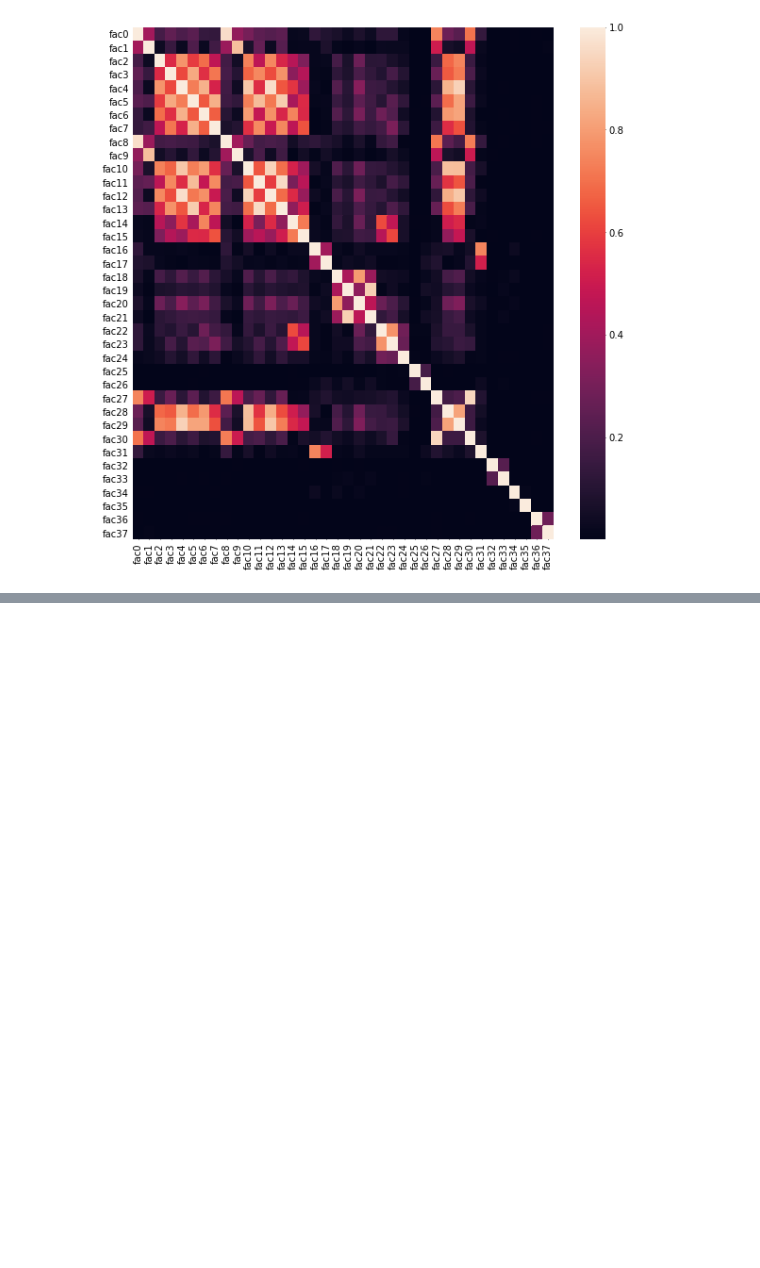
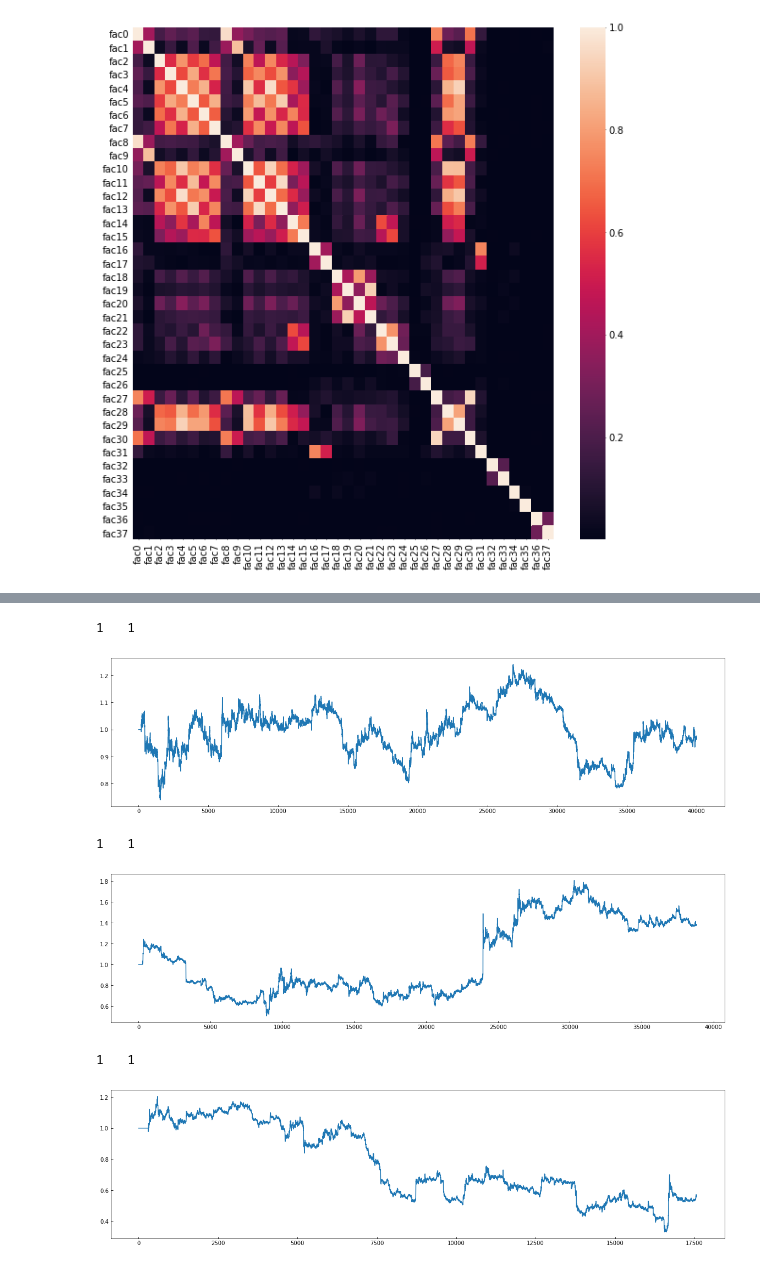
Before and after one commit to wx2480/digit, a Jupyter notebook: XGBmodel.ipynb, the cells around one changed output, grey strips where cells are left out. Saved outputs shown, nothing was run; the diff lists cells and outputs as text; code cells hidden in the pictures; blank space fills up the shorter version.

```diff
--- a/XGBmodel.ipynb
+++ b/XGBmodel.ipynb
@@ -574,0 +545,63 @@ sns.heatmap(np.abs(factors.corr()),ax =ax)
+# %%
+timepoint = get_strike_day(c0)
+for i in range(3):
+    asdf = i
+    if (i == 2) | (i == 1):
+        pass
+#         continue
+    if i == 2:
+        _y = y.loc[timepoint[i]+start:].fillna(method = 'ffill')
+        _c0 = c0.loc[timepoint[i]+start:].fillna(method = 'ffill')
+        _p0 = p0.loc[timepoint[i]+start:].fillna(method = 'ffill')
+    else:
+        _y = y.loc[timepoint[i]+start: timepoint[i+1]+end].fillna(method = 'ffill')
+        _c0 = c0.loc[timepoint[i]+start: timepoint[i+1]+end].fillna(method = 'ffill')
+        _p0 = p0.loc[timepoint[i]+start: timepoint[i+1]+end].fillna(method = 'ffill')
+
+    N = 20
+
+    Ks, Kx = 1, 1
+    position = [0]
+
+    for i in range(_c0.iloc[1440:,:].shape[0]):
+        i = i + 1440
+        _cache = _c0.iloc[i-N:i,:]
+        HH = _cache.high.max()
+        HC = _cache.close.max()
+        LC = _cache.close.min()
+        LL = _cache.low.min()
+
+        Range = max(HH - LC, HC - LL)
+        upperLine = _c0.iloc[i].open + Ks * Range
+        lowerLine = _c0.iloc[i].open - Kx * Range
+
+        if _c0.iloc[i].close > upperLine:
+            position.append(1)
+        elif _c0.iloc[i].close < lowerLine:
+            position.append(-1)
+        else:
+            position.append(position[-1])
+
+        if i > 40000 + 1440:
+            break
+    pos = np.array(position[1:])
+    ret = -1 * np.log(_c0.iloc[1440:len(position) + 1440,:].close).diff(-1)
+    x = np.array([])
+    for i in range(len(pos)):
+        if i == 0:
+            x = np.append(x, pos[i] * ret[i])
+        else:
+            if pos[i] == pos[i-1]:
+                x = np.append(x, pos[i] * ret[i])
+            else:
+                x = np.append(x, pos[i] * ret[i] - 0.001)
+    plt.plot(1+x.cumsum())
+    print(Ks, ' ', Kx)
+    plt.show()
+# %% [output]
+1   1
+[figure, added]
+1   1
+[figure, added]
+1   1
+[figure, added]
```
Also changed, not shown: parts of 30 cells of this notebook, 1 other file.
